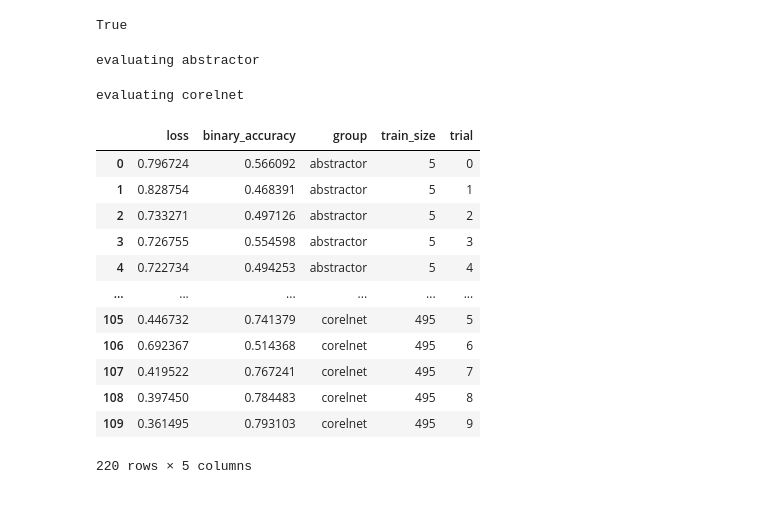
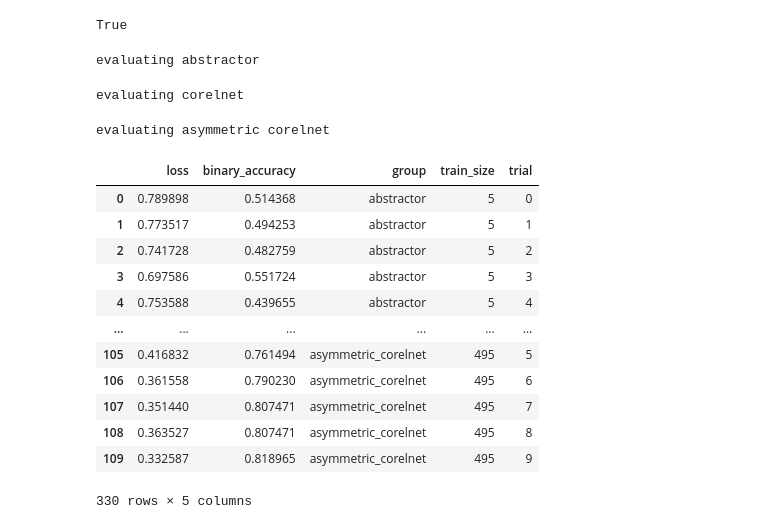
Before and after one commit to jdlafferty/relational, a Jupyter notebook: experiments/pairwise_order/pairwise_order_relation_learning_curves_asymmetric_corelnet.ipynb, the cells around one changed output. Drawn from its saved outputs; the diff is of its cells as text; code cells hidden in the pictures.

```diff
--- a/experiments/pairwise_order/pairwise_order_relation_learning_curves_asymmetric_corelnet.ipynb
+++ b/experiments/pairwise_order/pairwise_order_relation_learning_curves_asymmetric_corelnet.ipynb
@@ -78,6 +78,7 @@ abstractor_kwargs = dict(
         rel_dim=4,
         symbol_dim=64,
         proj_dim=16,
+        dff=64,
         symmetric_rels=False,
         encoder_kwargs=dict(use_bias=True),
         rel_activation_type='softmax',
@@ -181,7 +183,7 @@ class CorelNetModel(tf.keras.Model):
     def __init__(self, embedding_dim, name=None):
         super().__init__(name=name)
         self.embedder = layers.Dense(embedding_dim)
-        self.mhr = MultiHeadRelation(rel_dim=1, proj_dim=None, symmetric=False, dense_kwargs=dict(use_bias=False))
+        self.mhr = MultiHeadRelation(rel_dim=1, proj_dim=None, symmetric=True, dense_kwargs=dict(use_bias=False))
         self.flatten = layers.Flatten()
         self.hidden_dense = layers.Dense(32, activation='relu', name='hidden_layer')
         self.final_layer = layers.Dense(1, activation='sigmoid', name='final_layer')
@@ -329,11 +426,18 @@ def create_abstractor():
 
     return abstractor_model
 
+
 def create_corelnet():
     corelnet_model = CorelNetModel(**ordercorelnet_kwargs, name='order_corelnet')
     corelnet_model.compile(loss='binary_crossentropy', optimizer=create_opt(), metrics=['binary_accuracy'])
     corelnet_model(X_train[:32])
     return corelnet_model
+
+def create_asymmetric_corelnet():
+    corelnet_model = CorelNetModelAsymmetric(**ordercorelnet_kwargs, name='order_corelnet')
+    corelnet_model.compile(loss='binary_crossentropy', optimizer=create_opt(), metrics=['binary_accuracy'])
+    corelnet_model(X_train[:32])
+    return corelnet_model
 # %%
 wandb.login()
 # %% [output]
@@ -357,28 +461,36 @@ corelnet_eval_dicts = evaluate_learning_curves(
     create_corelnet, 'corelnet',
     X_train, y_train, X_val, y_val, X_test, y_test,
     train_sizes, num_trials, use_wandb=False)
+
+print('evaluating asymmetric corelnet')
+
+asymcorelnet_eval_dicts = evaluate_learning_curves(
+    create_asymmetric_corelnet, 'asymmetric_corelnet',
+    X_train, y_train, X_val, y_val, X_test, y_test,
+    train_sizes, num_trials, use_wandb=False)
 # %% [output]
 evaluating abstractor
 evaluating corelnet
+evaluating asymmetric corelnet
 # %%
 import pandas as pd
-dfs = [pd.DataFrame(eval_dict) for eval_dict in (abstractor_eval_dicts, corelnet_eval_dicts)]
+dfs = [pd.DataFrame(eval_dict) for eval_dict in (abstractor_eval_dicts, corelnet_eval_dicts, asymcorelnet_eval_dicts)]
 learning_curves_df = pd.concat(dfs)
 learning_curves_df
 # %% [output]
 |  | loss | binary_accuracy | group | train_size | trial |
-| 0 | 0.796724 | 0.566092 | abstractor | 5 | 0 |
-| 1 | 0.828754 | 0.468391 | abstractor | 5 | 1 |
-| 2 | 0.733271 | 0.497126 | abstractor | 5 | 2 |
-| 3 | 0.726755 | 0.554598 | abstractor | 5 | 3 |
-| 4 | 0.722734 | 0.494253 | abstractor | 5 | 4 |
+| 0 | 0.789898 | 0.514368 | abstractor | 5 | 0 |
+| 1 | 0.773517 | 0.494253 | abstractor | 5 | 1 |
+| 2 | 0.741728 | 0.482759 | abstractor | 5 | 2 |
+| 3 | 0.697586 | 0.551724 | abstractor | 5 | 3 |
+| 4 | 0.753588 | 0.439655 | abstractor | 5 | 4 |
 | ... | ... | ... | ... | ... | ... |
-| 105 | 0.446732 | 0.741379 | corelnet | 495 | 5 |
-| 106 | 0.692367 | 0.514368 | corelnet | 495 | 6 |
-| 107 | 0.419522 | 0.767241 | corelnet | 495 | 7 |
-| 108 | 0.397450 | 0.784483 | corelnet | 495 | 8 |
-| 109 | 0.361495 | 0.793103 | corelnet | 495 | 9 |
+| 105 | 0.416832 | 0.761494 | asymmetric_corelnet | 495 | 5 |
+| 106 | 0.361558 | 0.790230 | asymmetric_corelnet | 495 | 6 |
+| 107 | 0.351440 | 0.807471 | asymmetric_corelnet | 495 | 7 |
+| 108 | 0.363527 | 0.807471 | asymmetric_corelnet | 495 | 8 |
+| 109 | 0.332587 | 0.818965 | asymmetric_corelnet | 495 | 9 |
-220 rows × 5 columns
+330 rows × 5 columns
 # %%
 import datetime
 datetimestr = datetime.datetime.now().strftime("%Y-%m-%d-%H%M")
```
Also changed, not shown: parts of 19 cells of this notebook.
